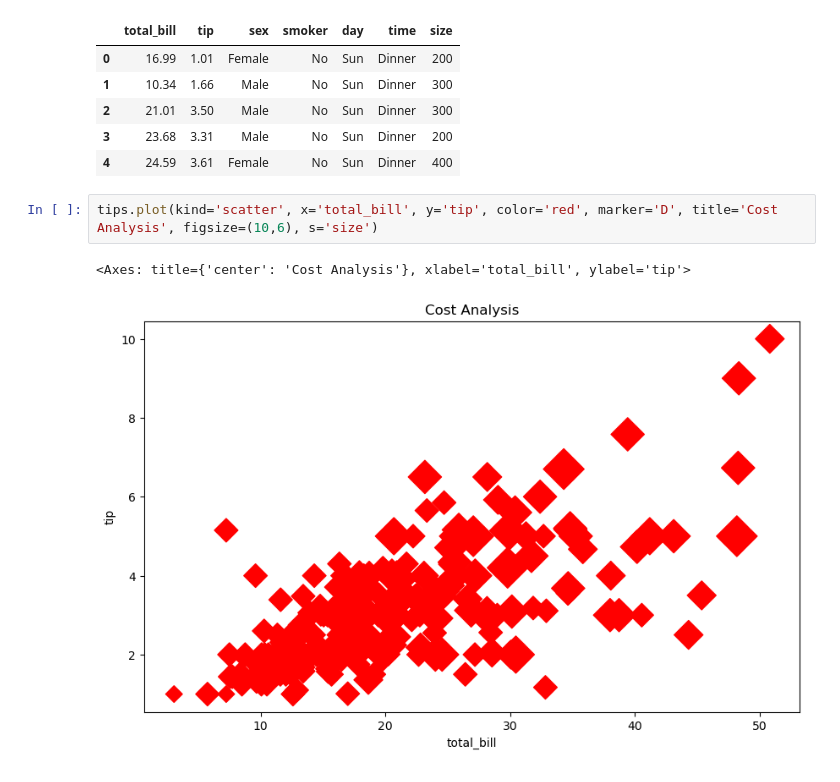
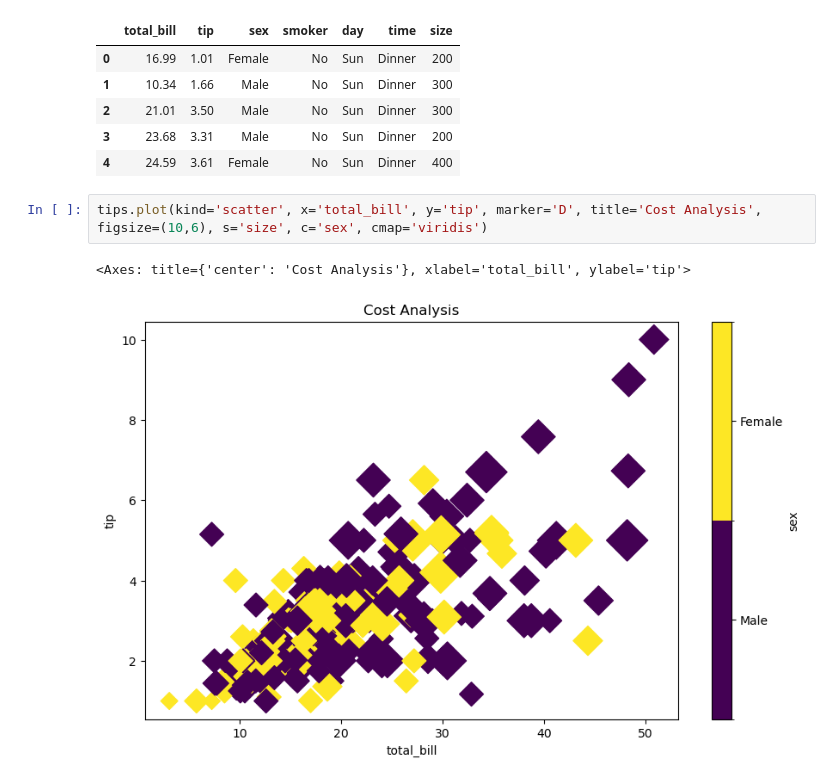
Before and after one commit to shubhammgits/Python-DS-AIML, a Jupyter notebook: MATPLOTLIB/advanced.ipynb, the cells around one changed output. Drawn from its saved outputs; the diff is of its cells as text.

```diff
--- a/MATPLOTLIB/advanced.ipynb
+++ b/MATPLOTLIB/advanced.ipynb
@@ -401,7 +401,7 @@ tips.head()
 | 3 | 23.68 | 3.31 | Male | No | Sun | Dinner | 200 |
 | 4 | 24.59 | 3.61 | Female | No | Sun | Dinner | 400 |
 # %%
-tips.plot(kind='scatter', x='total_bill', y='tip', color='red', marker='D', title='Cost Analysis', figsize=(10,6), s='size')
+tips.plot(kind='scatter', x='total_bill', y='tip', marker='D', title='Cost Analysis', figsize=(10,6), s='size', c='sex', cmap='viridis')
 # %% [output]
 <Axes: title={'center': 'Cost Analysis'}, xlabel='total_bill', ylabel='tip'>
-[figure, old version]
+[figure, new version]
```
Also changed, not shown: parts of 2 cells of this notebook.
